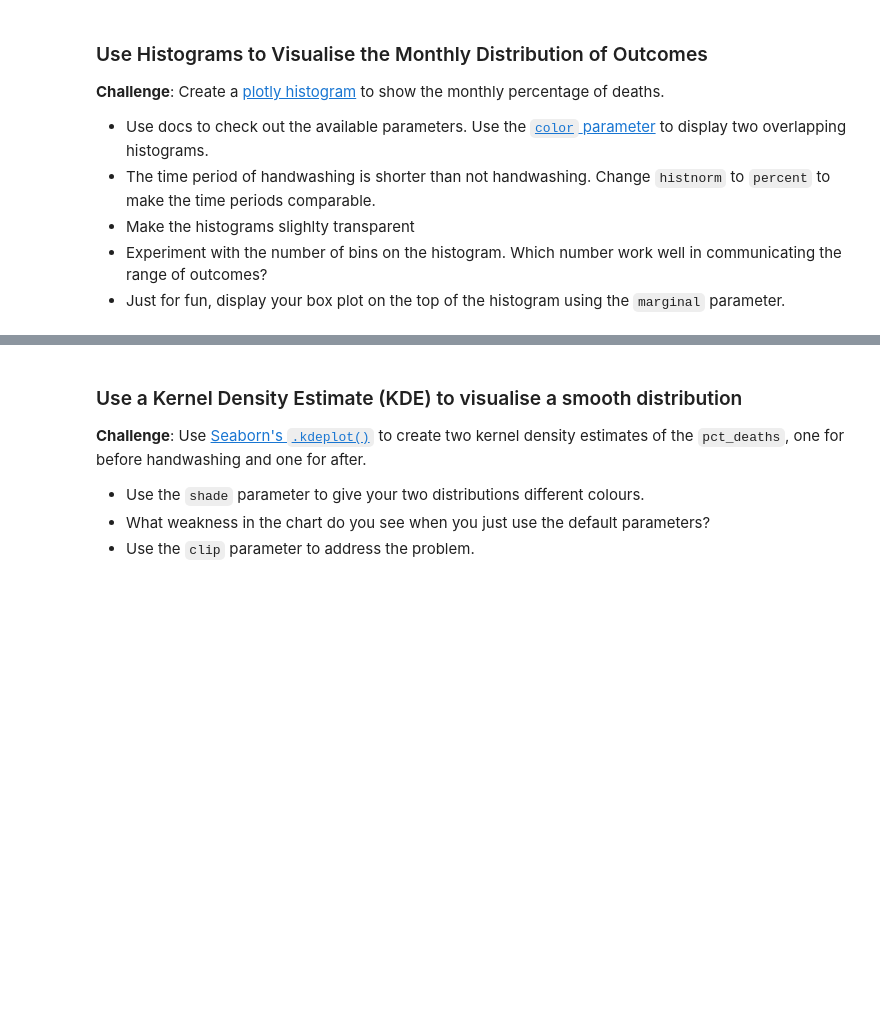
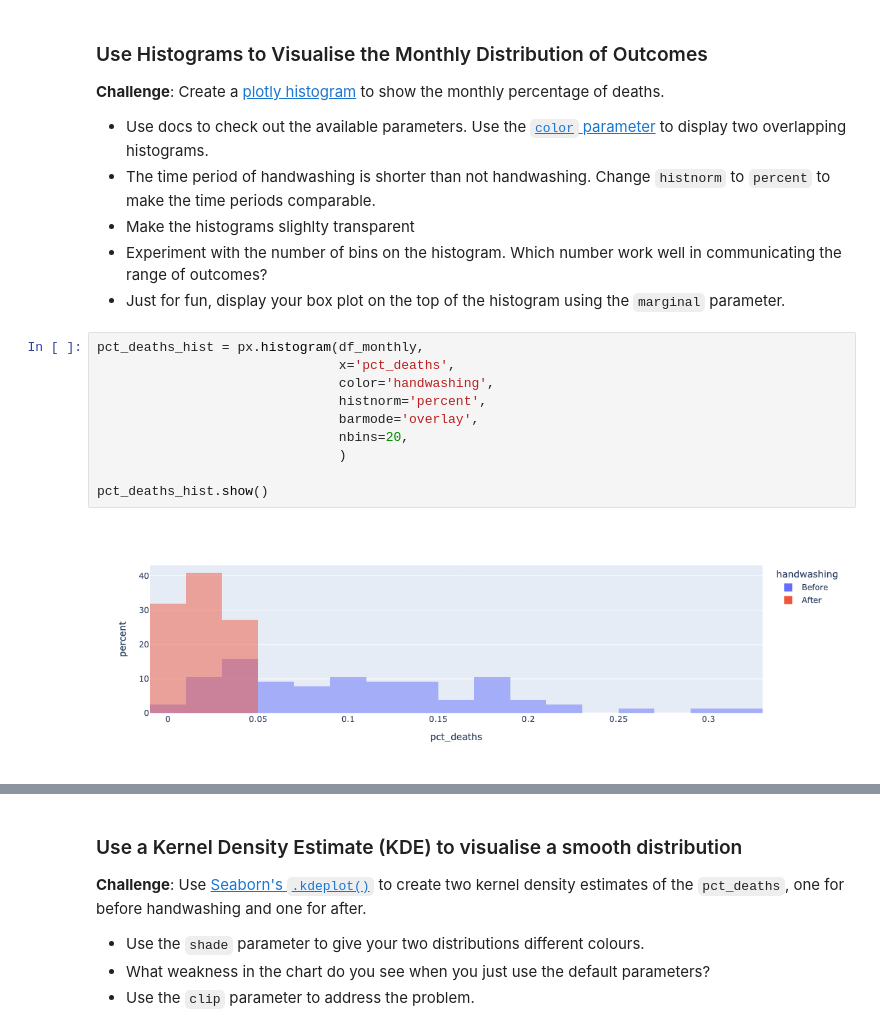
Before and after one commit to digitalenggph/Udemy-Collections, a Jupyter notebook: 100 Days of Code - The Complete Python Pro Bootcamp/day-80/Dr_Semmelweis_Handwashing_Discovery.ipynb, the cells around one changed output, grey strips where cells are left out. Drawn from its saved outputs; the diff is of its cells as text; blank space fills up the shorter version.

```diff
--- a/100 Days of Code - The Complete Python Pro Bootcamp/day-80/Dr_Semmelweis_Handwashing_Discovery.ipynb
+++ b/100 Days of Code - The Complete Python Pro Bootcamp/day-80/Dr_Semmelweis_Handwashing_Discovery.ipynb
@@ -165,3 +578,15 @@ handwashing_start = pd.to_datetime('1847-06-01')
 * Make the histograms slighlty transparent
 * Experiment with the number of bins on the histogram. Which number work well in communicating the range of outcomes?
 * Just for fun, display your box plot on the top of the histogram using the `marginal` parameter.
+# %%
+pct_deaths_hist = px.histogram(df_monthly,
+                               x='pct_deaths',
+                               color='handwashing',
+                               histnorm='percent',
+                               barmode='overlay',
+                               nbins=20,
+                               )
+
+pct_deaths_hist.show()
+# %% [output]
+[figure, added]
```
Also changed, not shown: parts of 46 cells of this notebook, 1 other file.
